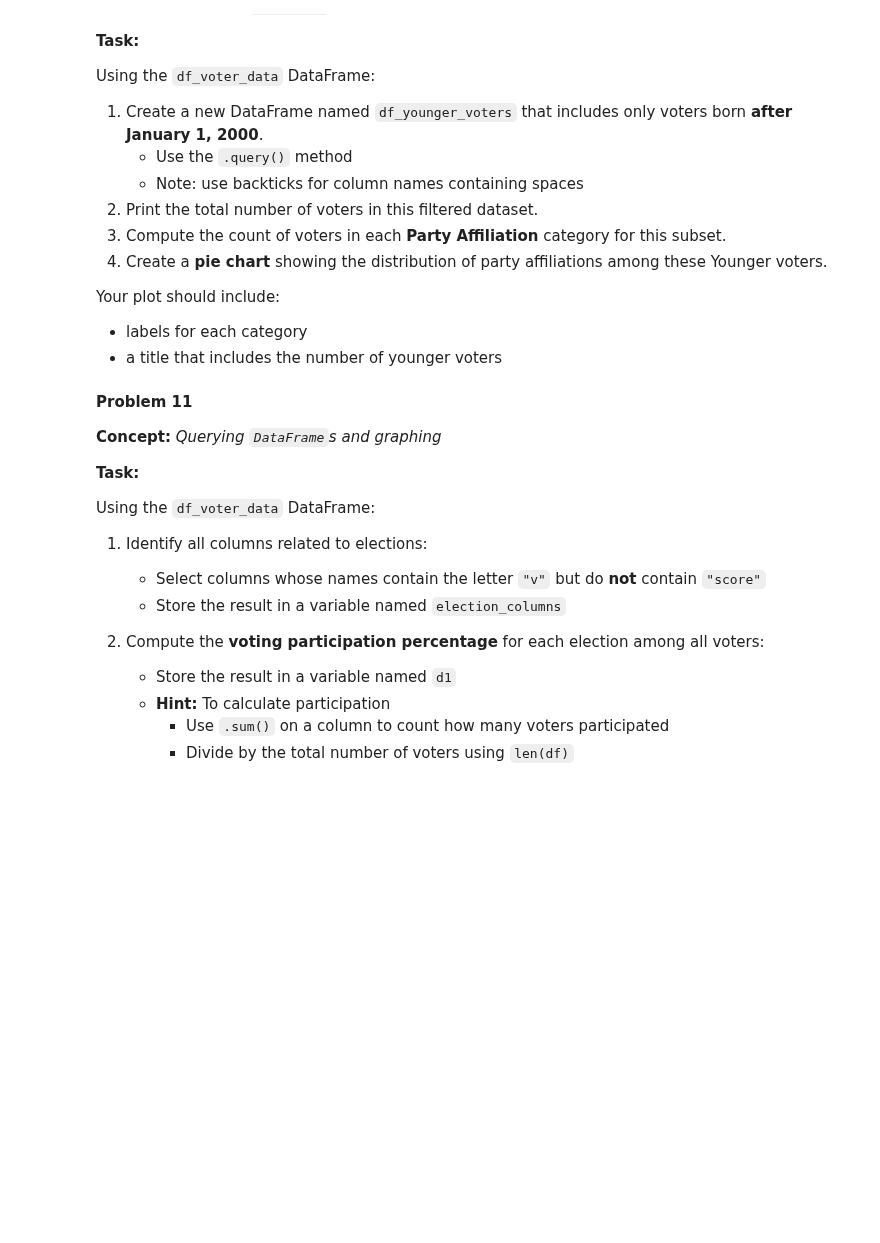
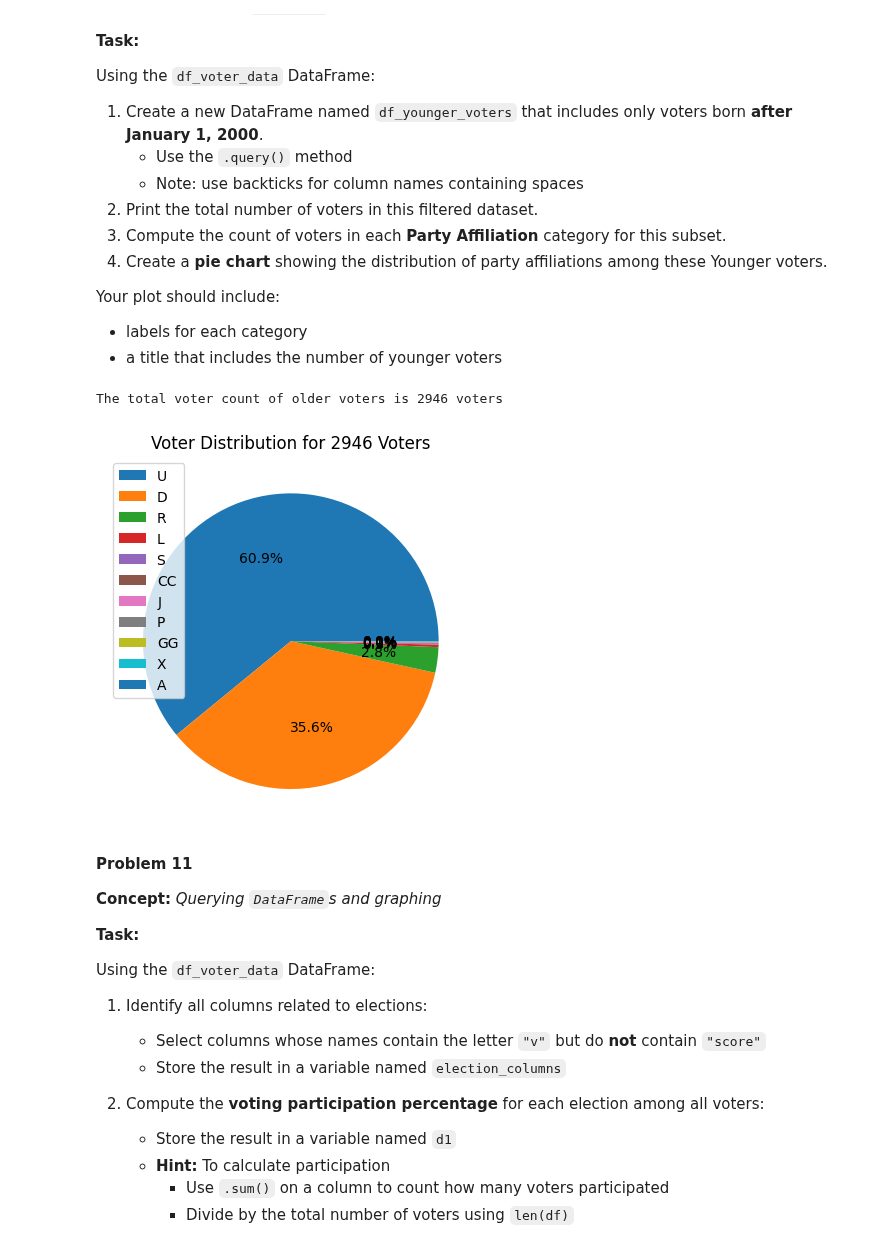
Before and after one commit to nrandazzo222/homework, a Jupyter notebook: week-11/homework.ipynb, the cells around one changed output. Saved outputs shown, nothing was run; the diff lists cells and outputs as text; code cells hidden in the pictures; blank space fills up the shorter version.

```diff
--- a/week-11/homework.ipynb
+++ b/week-11/homework.ipynb
@@ -439,3 +440,19 @@ Your plot should include:
+# %%
+# Your Solution
+# voter_total.head()
+cutoff_young = pd.to_datetime("2000-01-01")
+df_younger_voters = voter_total.query('`Date of Birth` > @cutoff_young')
+print(f'The total voter count of younger voters is {len(df_younger_voters)} voters')
+
+younger_voter_party = df_younger_voters['Party Affiliation'].value_counts()
+
+plt.pie(younger_voter_party, autopct= '%1.1f%%')
+plt.title(f'Voter Distribution for {len(df_younger_voters)} Voters')
+plt.legend(younger_voter_party.index)
+plt.show()
+# %% [output]
+The total voter count of older voters is 2946 voters
+[figure, added]
 # %% [markdown]
 **Problem 11**
 
```
Also changed, not shown: parts of 7 cells of this notebook.
